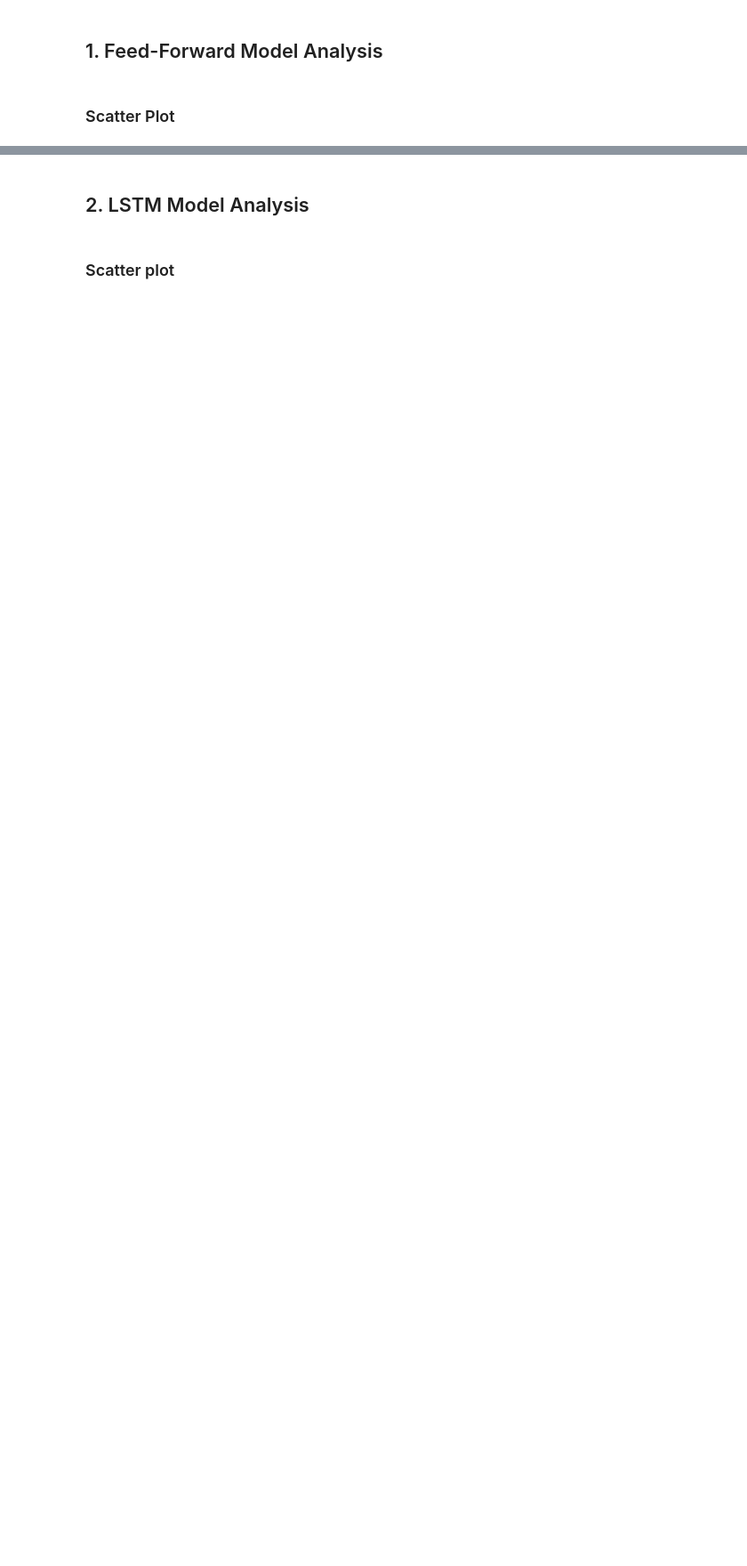
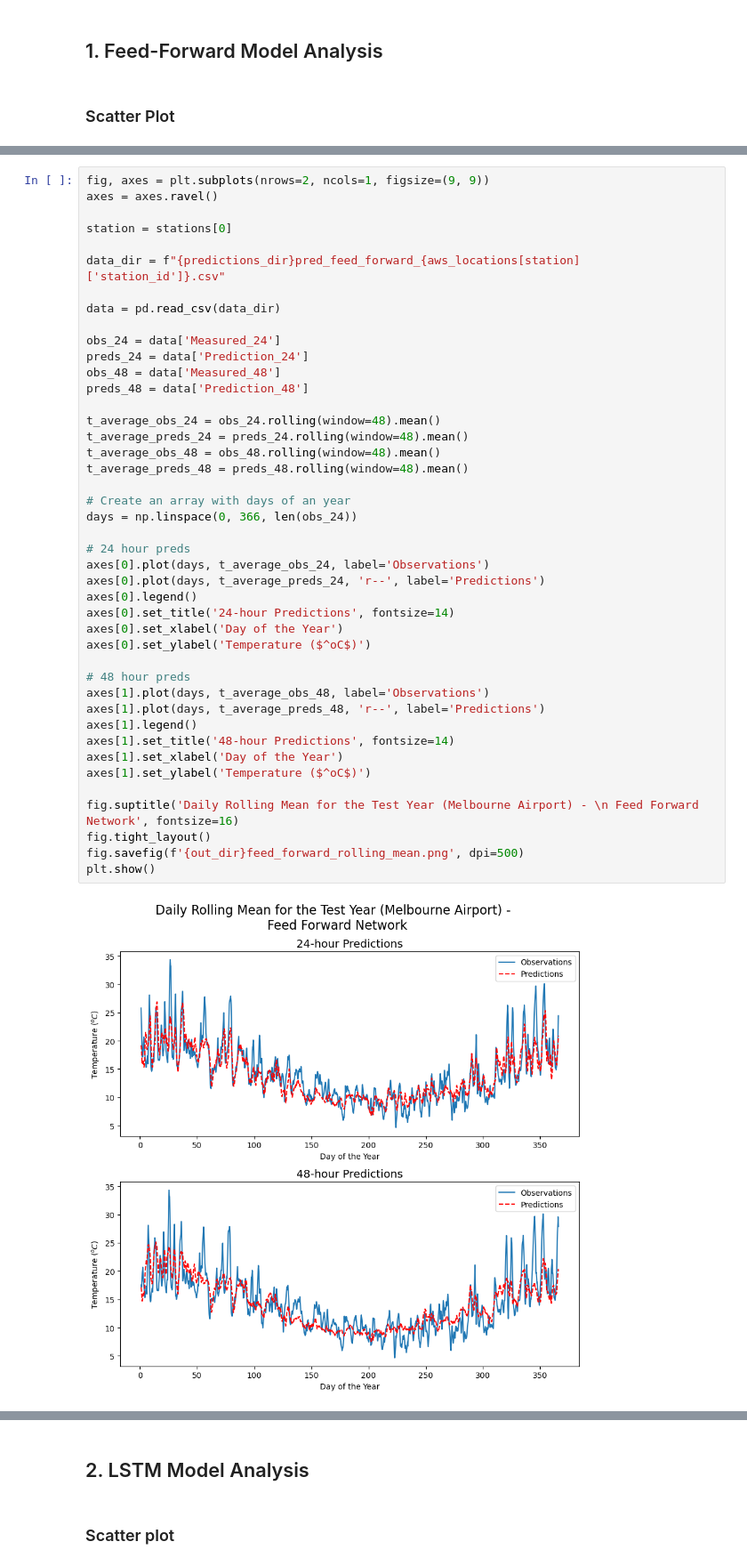
Before and after one commit to vihanw/UrbanWeatherPrediction, a Jupyter notebook: Model_Output_Analysis.ipynb, the cells around one changed output, grey strips where cells are left out. Shown at 89% size. Cells and saved outputs as stored; diff of their text form; blank space fills up the shorter version.

```diff
--- a/Model_Output_Analysis.ipynb
+++ b/Model_Output_Analysis.ipynb
@@ -169,0 +172,45 @@ plt.show()
+# %%
+fig, axes = plt.subplots(nrows=2, ncols=1, figsize=(9, 9))
+axes = axes.ravel()
+
+station = stations[0]
+
+data_dir = f"{predictions_dir}pred_feed_forward_{aws_locations[station]['station_id']}.csv"
+
+data = pd.read_csv(data_dir)
+
+obs_24 = data['Measured_24']
+preds_24 = data['Prediction_24']
+obs_48 = data['Measured_48']
+preds_48 = data['Prediction_48']
+
+t_average_obs_24 = obs_24.rolling(window=48).mean()
+t_average_preds_24 = preds_24.rolling(window=48).mean()
+t_average_obs_48 = obs_48.rolling(window=48).mean()
+t_average_preds_48 = preds_48.rolling(window=48).mean()
+
+# Create an array with days of an year
+days = np.linspace(0, 366, len(obs_24))
+
+# 24 hour preds
+axes[0].plot(days, t_average_obs_24, label='Observations')
+axes[0].plot(days, t_average_preds_24, 'r--', label='Predictions')
+axes[0].legend()
+axes[0].set_title('24-hour Predictions', fontsize=14)
+axes[0].set_xlabel('Day of the Year')
+axes[0].set_ylabel('Temperature ($^oC$)')
+
+# 48 hour preds
+axes[1].plot(days, t_average_obs_48, label='Observations')
+axes[1].plot(days, t_average_preds_48, 'r--', label='Predictions')
+axes[1].legend()
+axes[1].set_title('48-hour Predictions', fontsize=14)
+axes[1].set_xlabel('Day of the Year')
+axes[1].set_ylabel('Temperature ($^oC$)')
+
+fig.suptitle('Daily Rolling Mean for the Test Year (Melbourne Airport) - \n Feed Forward Network', fontsize=16)
+fig.tight_layout()
+fig.savefig(f'{out_dir}feed_forward_rolling_mean.png', dpi=500)
+plt.show()
+# %% [output]
+[figure, added]
```
Also changed, not shown: parts of 13 cells of this notebook, 8 other files.
